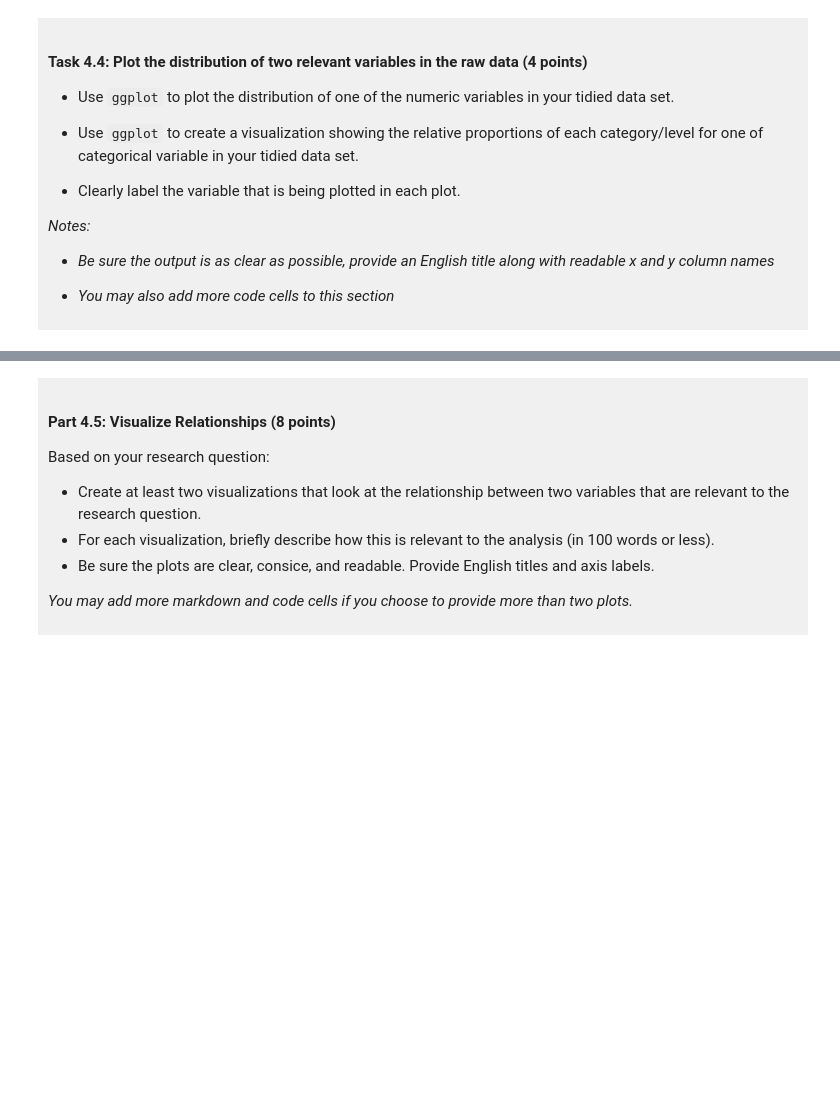
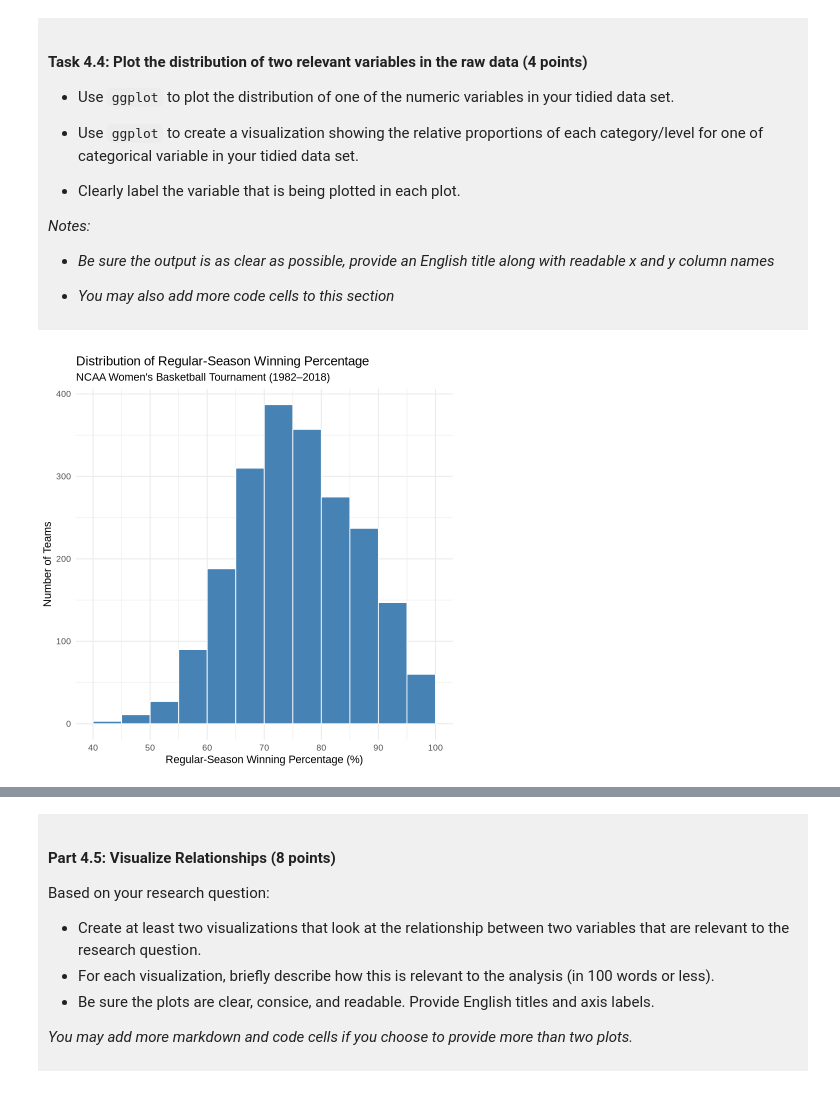
Before and after one commit to lavenderwyq-cpu/dsci-100-project-Yiqi-Wang, a Jupyter notebook: dsci-100-project-notebook.ipynb, the cells around one changed output, grey strips where cells are left out. Saved outputs shown, nothing was run; the diff lists cells and outputs as text; code cells hidden in the pictures; blank space fills up the shorter version.

```diff
--- a/dsci-100-project-notebook.ipynb
+++ b/dsci-100-project-notebook.ipynb
@@ -334,5 +370,25 @@ You will refine your research question (if needed) and produce a tidy data set.
 
 </div>
 # %%
-### EDIT THIS CODE CELL FOR PLOT 1 ###
+# Plot 1: Distribution of regular-season winning percentage
+
+ggplot(march_tidy, aes(x = reg_wins_pct)) +
+  geom_histogram(
+    binwidth = 5,
+    boundary = 0,
+    fill = "steelblue",
+    color = "white"
+  ) +
+  scale_x_continuous(
+    breaks = seq(40, 100, by = 10)
+  ) +
+  labs(
+    title = "Distribution of Regular-Season Winning Percentage",
+    subtitle = "NCAA Women's Basketball Tournament (1982–2018)",
+    x = "Regular-Season Winning Percentage (%)",
+    y = "Number of Teams"
+  ) +
+  theme_minimal(base_size = 13)
+# %% [output]
+[figure, added]
 # %%
```
Also changed, not shown: parts of 9 cells of this notebook.
